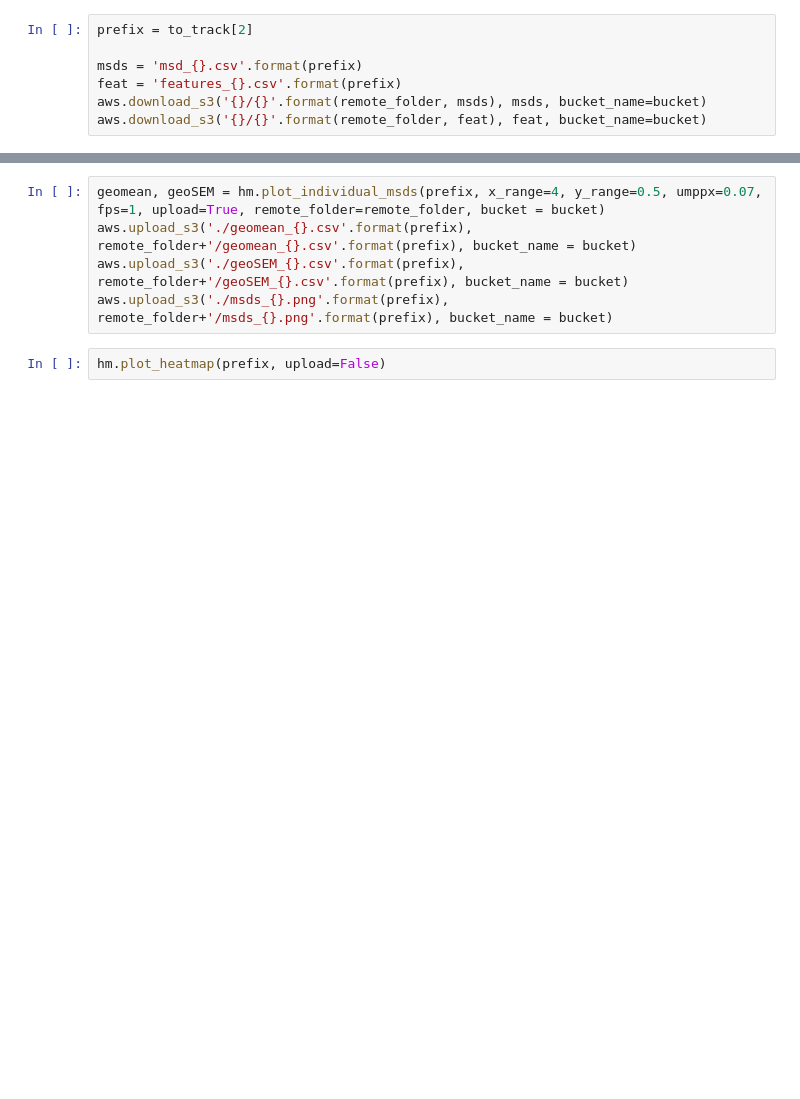
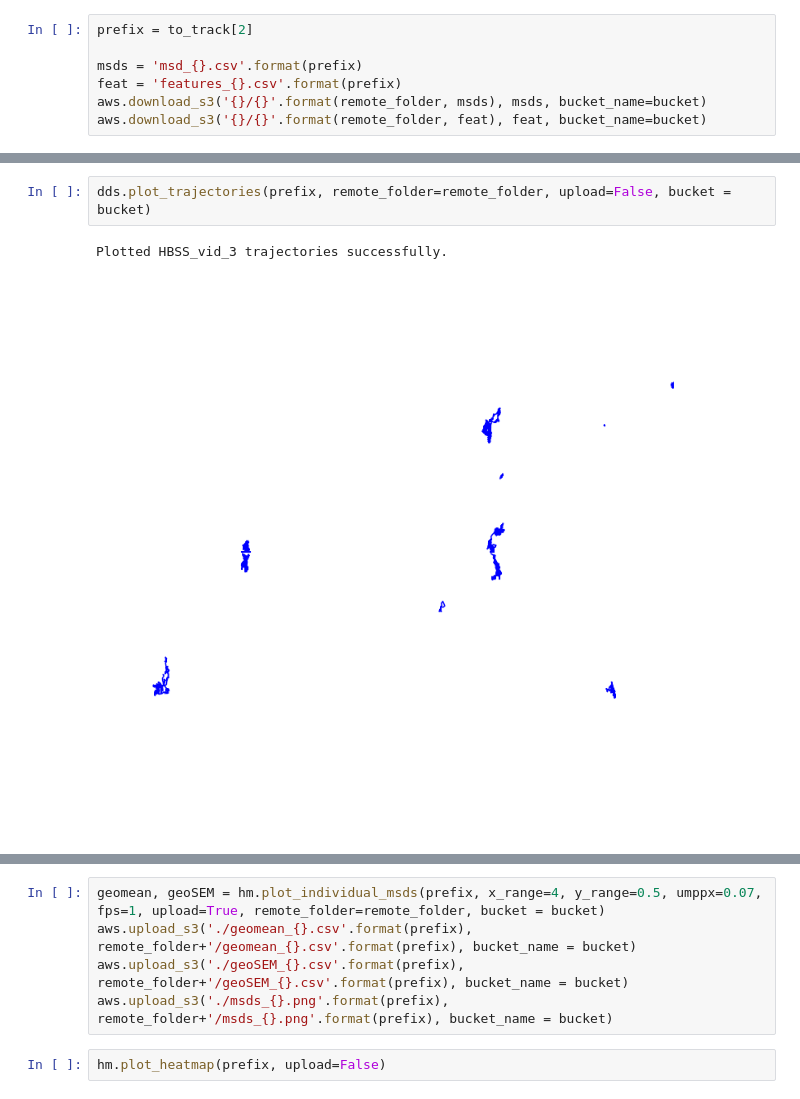
Before and after one commit to mimc7580/diff_classifier, a Jupyter notebook: notebooks/development/09_06_18_cloudknot_parallelization_Mike_workthrough-MPT_in_PNNs.ipynb, the cells around one changed output, grey strips where cells are left out. Drawn from its saved outputs; the diff is of its cells as text; blank space fills up the shorter version.

```diff
--- a/notebooks/development/09_06_18_cloudknot_parallelization_Mike_workthrough-MPT_in_PNNs.ipynb
+++ b/notebooks/development/09_06_18_cloudknot_parallelization_Mike_workthrough-MPT_in_PNNs.ipynb
@@ -295,0 +328,5 @@ hm.plot_trajectories(prefix, remote_folder=remote_folder, upload=True, figsize=(
+# %%
+dds.plot_trajectories(prefix, remote_folder=remote_folder, upload=False, bucket = bucket)
+# %% [output]
+Plotted HBSS_vid_3 trajectories successfully.
+[figure, added]
```
Also changed, not shown: parts of 8 cells of this notebook, 4 other files.
